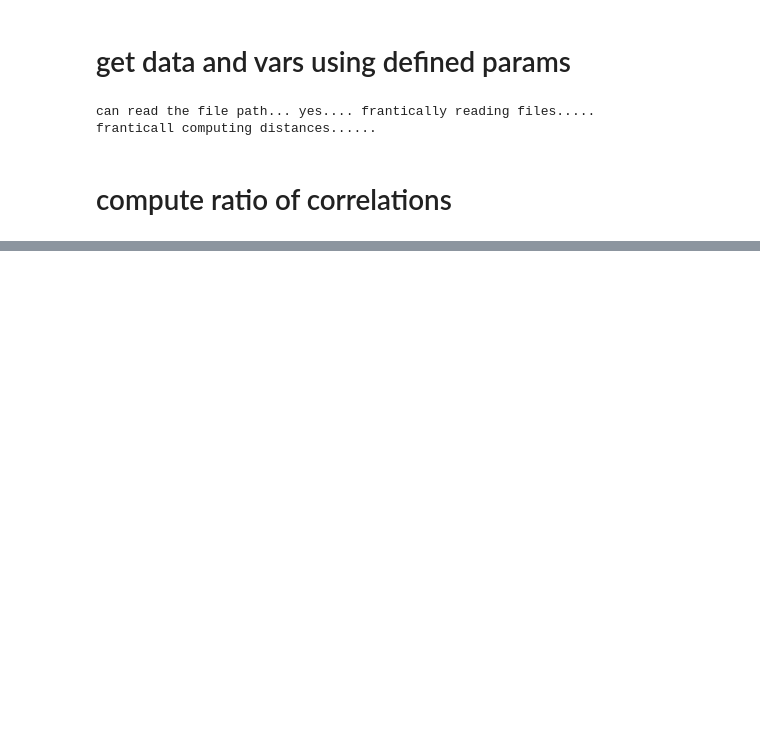
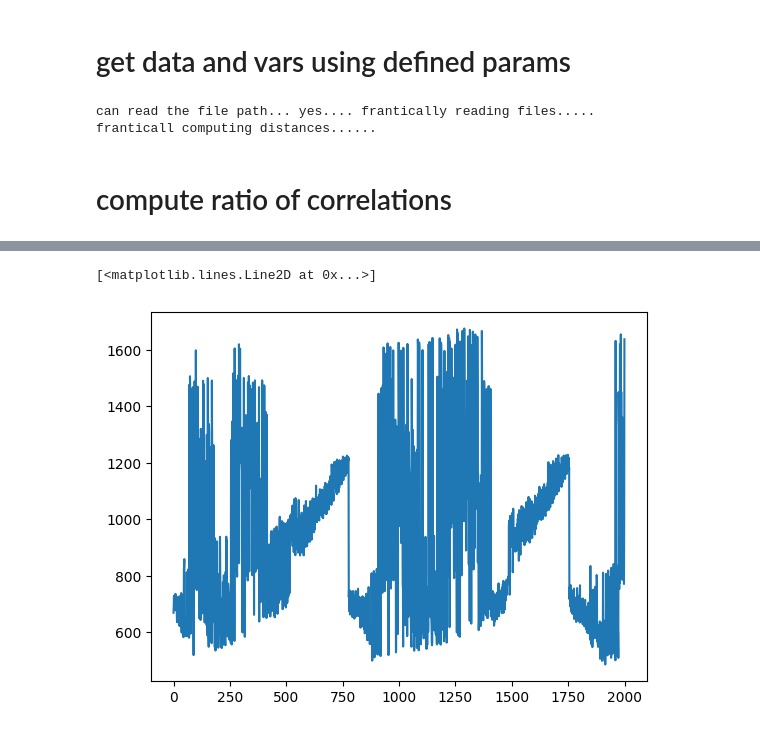
Before and after one commit to duutabib/local-gaucamole, a Jupyter notebook: notebooks/robustSigs/zebrafish_interactive_poorly_sensing.ipynb, the cells around one changed output, grey strips where cells are left out. Drawn from its saved outputs; the diff is of its cells as text; code cells hidden in the pictures; blank space fills up the shorter version.

```diff
--- a/notebooks/robustSigs/zebrafish_interactive_poorly_sensing.ipynb
+++ b/notebooks/robustSigs/zebrafish_interactive_poorly_sensing.ipynb
@@ -342,0 +618,5 @@ dSlike = np.empty_like(dS)
+# %%
+plt.plot(dists)
+# %% [output]
+[<matplotlib.lines.Line2D at 0x...>]
+[figure, added]
```
Also changed, not shown: parts of 48 cells of this notebook.
